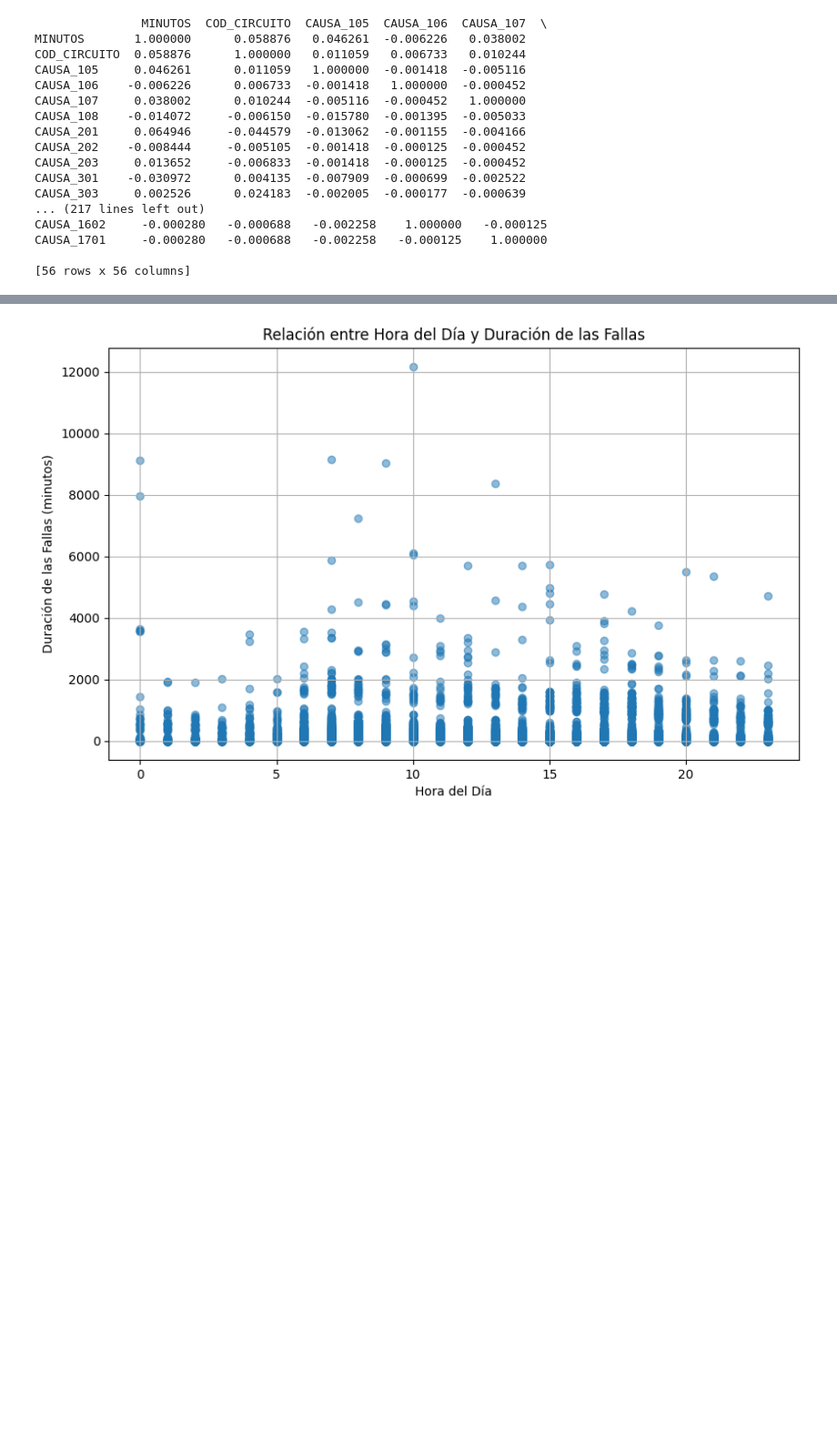
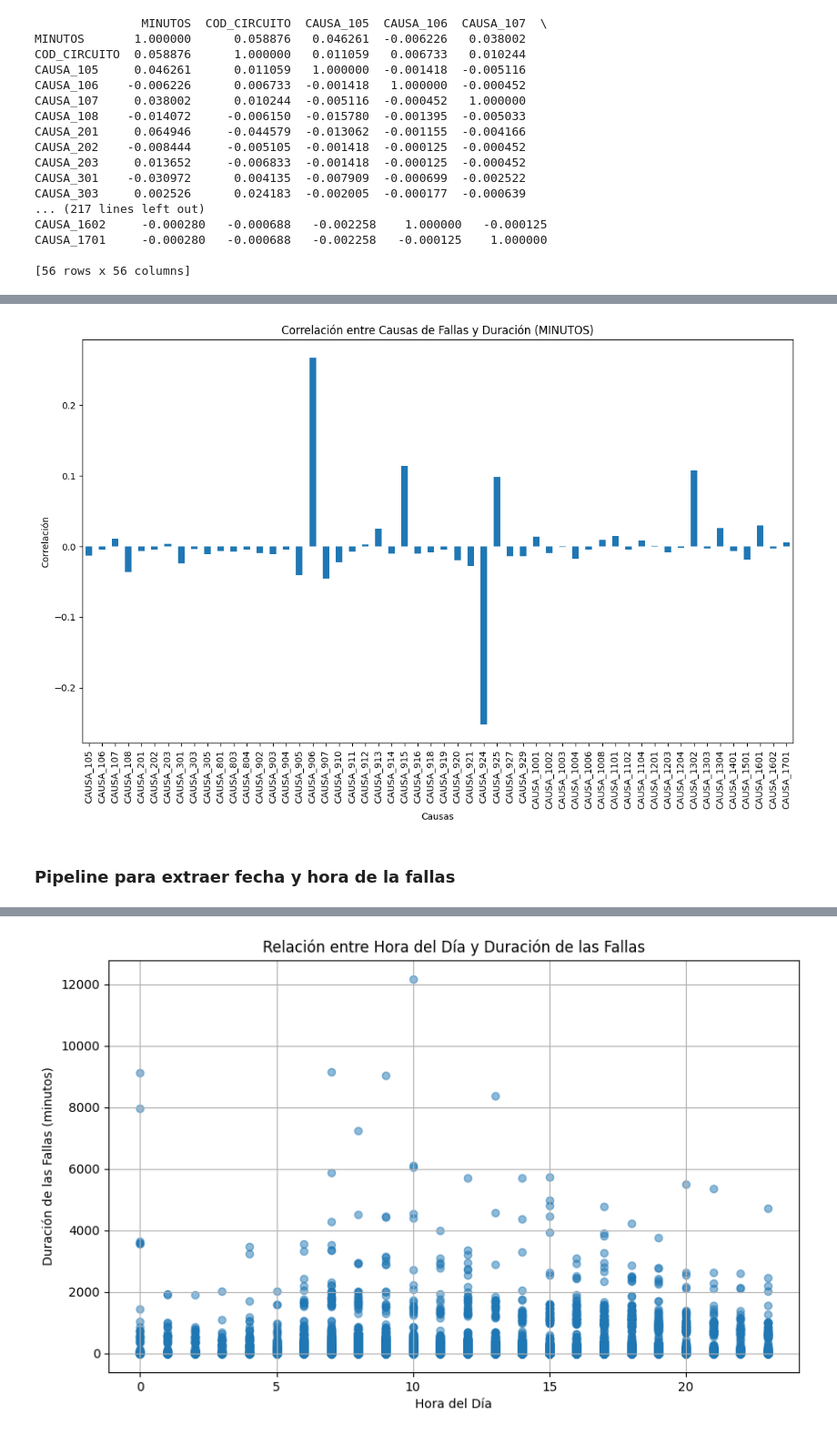
Before and after one commit to semurillas/pregunta_smart_smc, a Jupyter notebook: fallascircuitos2.ipynb, the cells around one changed output, grey strips where cells are left out. Shown: that part at 91% size. Cells and saved outputs as stored; diff of their text form; code cells hidden in the pictures; blank space fills up the shorter version.

Commit message:
correlacion preparacion datos

```diff
--- a/fallascircuitos2.ipynb
+++ b/fallascircuitos2.ipynb
@@ -314,10 +314,13 @@ df_encoded.head()
 
 Una vez aplicado el metodo one hot encoding para la variable causa se procede a calcular nuevamente la matriz de correlacion
 # %%
-# Seleccionar columnas de interés: 'MINUTOS', 'COD_CIRCUITO', y las generadas por One-Hot Encoding de 'CAUSA'
+# Convertir las columnas booleanas generadas por One-Hot Encoding a enteros
+df_encoded[df_encoded.columns[df_encoded.columns.str.contains('CAUSA_')]] = df_encoded[df_encoded.columns[df_encoded.columns.str.contains('CAUSA_')]].astype(int)
+
+# Seleccionar columnas : 'MINUTOS', 'COD_CIRCUITO', y las generadas que inician por'CAUSA'
 columnas_interes = ['MINUTOS', 'COD_CIRCUITO'] + [col for col in df_encoded.columns if col.startswith('CAUSA_')]
 
-# Filtrar solo las columnas de interés en el DataFrame
+# Filtrar solo las columnas de interes en el DataFrame
 df_seleccion = df_encoded[columnas_interes]
 
 # Calcular la matriz de correlación solo para las columnas seleccionadas
@@ -376,3 +373,22 @@ Name: count, Length: 7843, dtype: int64
+# %%
+df_numeric = df_encoded.select_dtypes(include=['float64', 'int64', 'uint8'])
+
+# Calcular la matriz de correlación solo para las variables numéricas
+correlaciones = df_numeric.corr()
+
+# Filtrar las correlaciones con 'MINUTOS' para aquellas columnas que contengan 'CAUSA'
+correlaciones_causa_minutos = correlaciones['MINUTOS'].filter(like='CAUSA')
+
+# Graficar las correlaciones filtradas
+correlaciones_causa_minutos.plot(kind='bar', figsize=(14, 8))
+plt.title('Correlación entre Causas de Fallas y Duración (MINUTOS)')
+plt.ylabel('Correlación')
+plt.xlabel('Causas')
+plt.show()
+# %% [output]
+[figure, added]
+# %% [markdown]
+### Pipeline para extraer fecha y hora de la fallas
 # %%
 # pipeline & transformer
 
```
Also changed, not shown: parts of 8 cells of this notebook.
